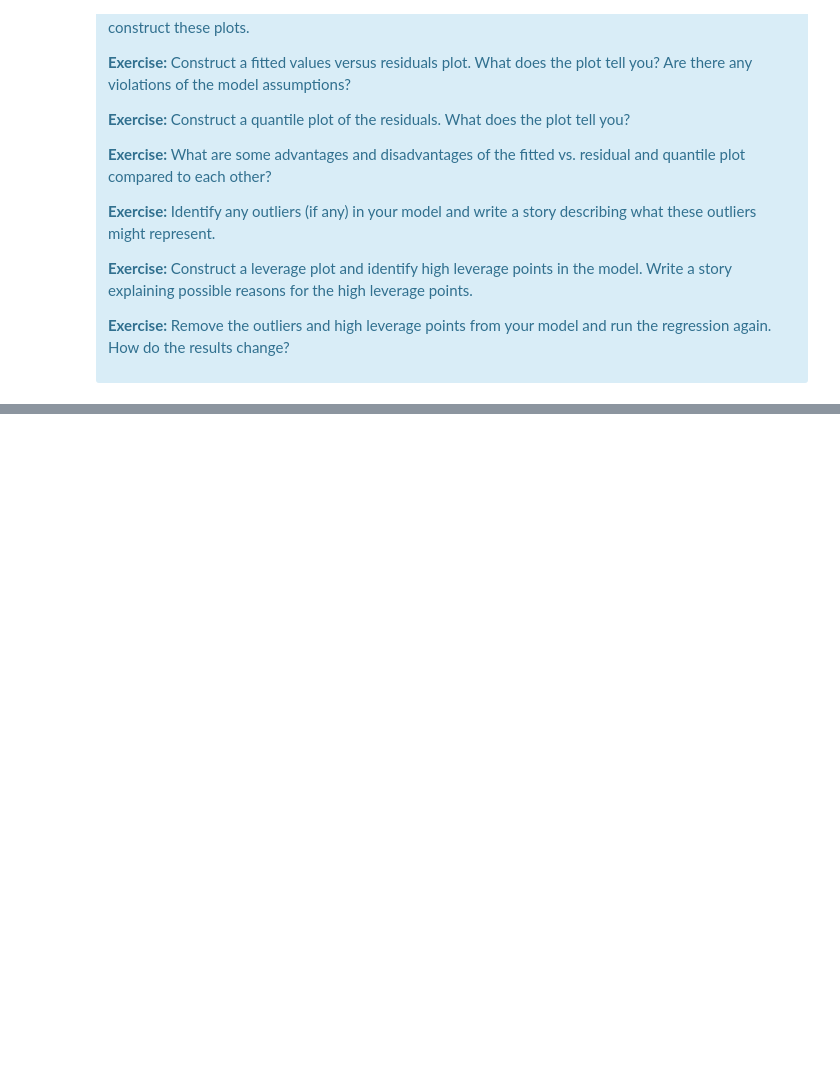
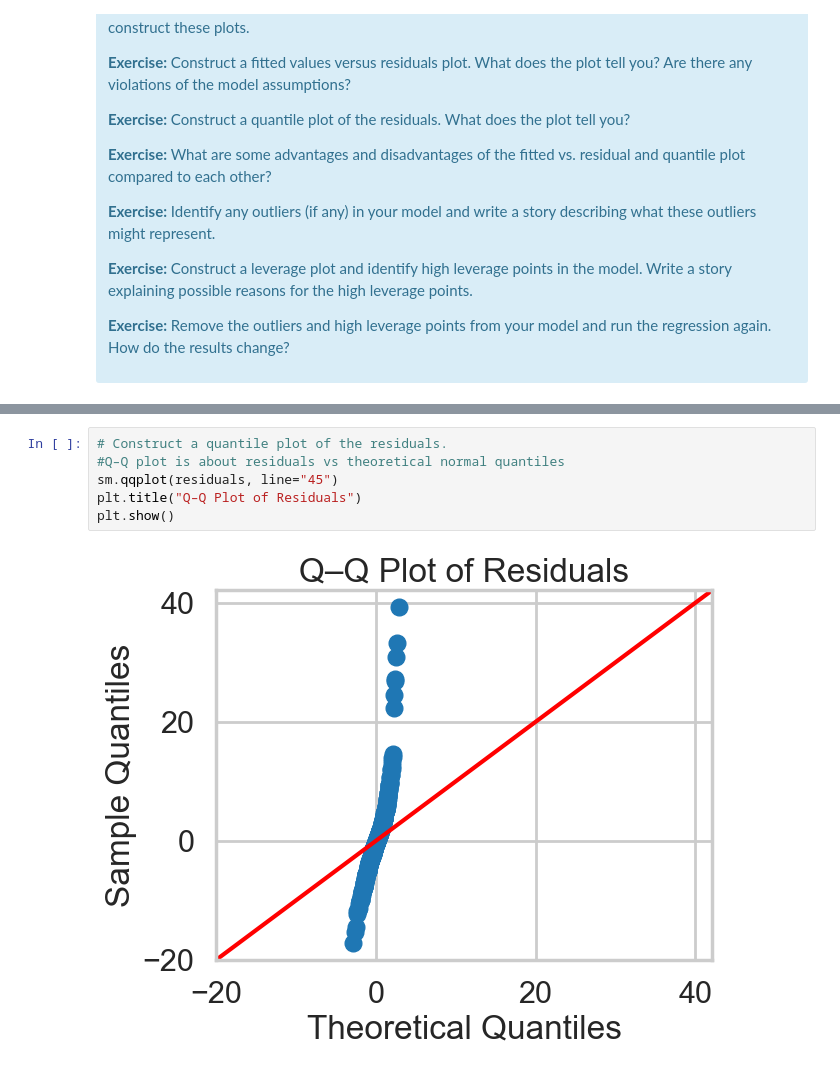
Before and after one commit to MIJUMBO/Boston-Housing---Case-Study-Using-Regression-in-Python, a Jupyter notebook: Mini_Project_Linear_Regression.ipynb, the cells around one changed output, grey strips where cells are left out. Saved outputs shown, nothing was run; the diff lists cells and outputs as text; blank space fills up the shorter version.

```diff
--- a/Mini_Project_Linear_Regression.ipynb
+++ b/Mini_Project_Linear_Regression.ipynb
@@ -1003,0 +1038,8 @@ There are some other issues that are important investigate with linear regressio
+# %%
+# Construct a quantile plot of the residuals.
+#Q–Q plot is about residuals vs theoretical normal quantiles
+sm.qqplot(residuals, line="45")
+plt.title("Q–Q Plot of Residuals")
+plt.show()
+# %% [output]
+[figure, added]
```
Also changed, not shown: parts of 12 cells of this notebook.
